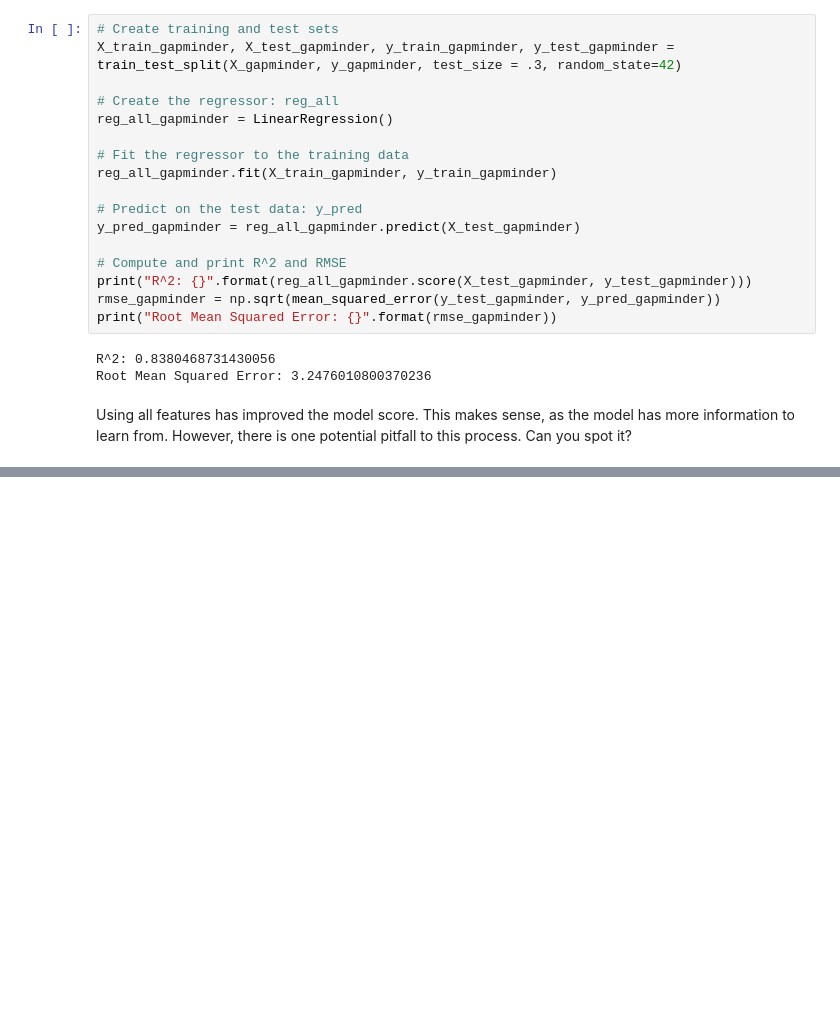
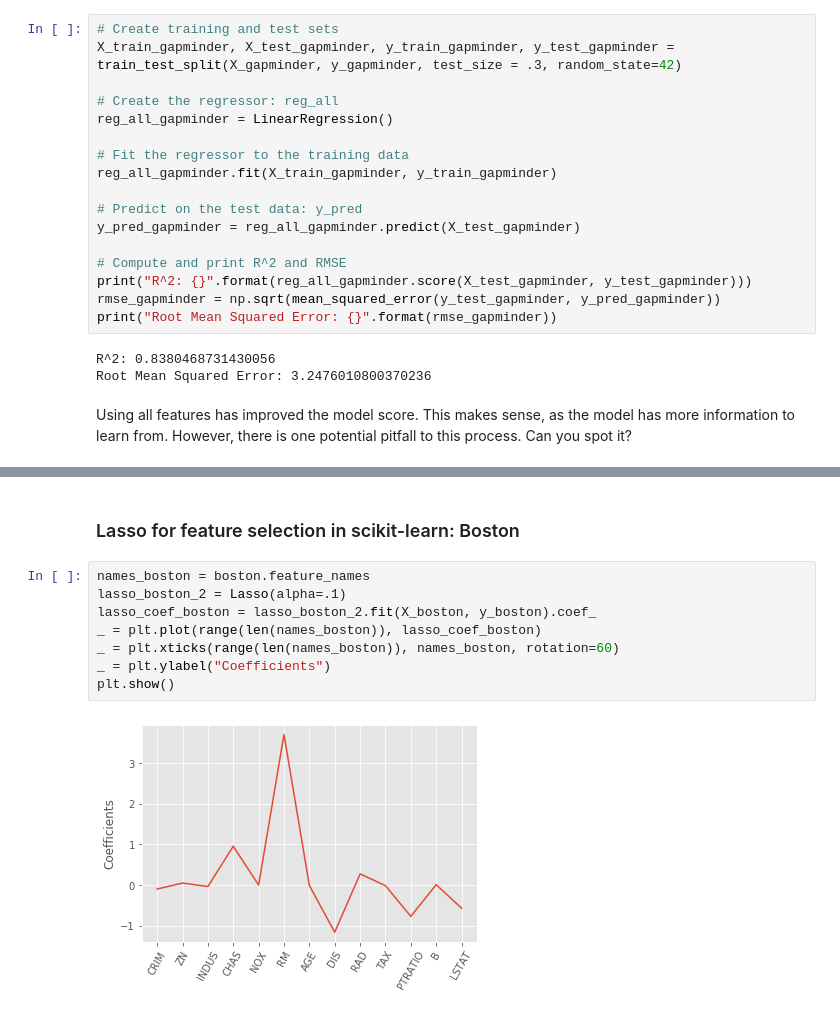
Before and after one commit to VictorOmondi1997/Supervised-Learning-with-scikit-learn, a Jupyter notebook: Supervised Learning with scikit-learn.ipynb, the cells around one changed output, grey strips where cells are left out. Saved outputs shown, nothing was run; the diff lists cells and outputs as text; blank space fills up the shorter version.

```diff
--- a/Supervised Learning with scikit-learn.ipynb
+++ b/Supervised Learning with scikit-learn.ipynb
@@ -824,0 +945,12 @@ Using all features has improved the model score. This makes sense, as the model
+# %% [markdown]
+### Lasso for feature selection in scikit-learn: Boston
+# %%
+names_boston = boston.feature_names
+lasso_boston_2 = Lasso(alpha=.1)
+lasso_coef_boston = lasso_boston_2.fit(X_boston, y_boston).coef_
+_ = plt.plot(range(len(names_boston)), lasso_coef_boston)
+_ = plt.xticks(range(len(names_boston)), names_boston, rotation=60)
+_ = plt.ylabel("Coefficients")
+plt.show()
+# %% [output]
+[figure, added]
```
Also changed, not shown: parts of 27 cells of this notebook.
